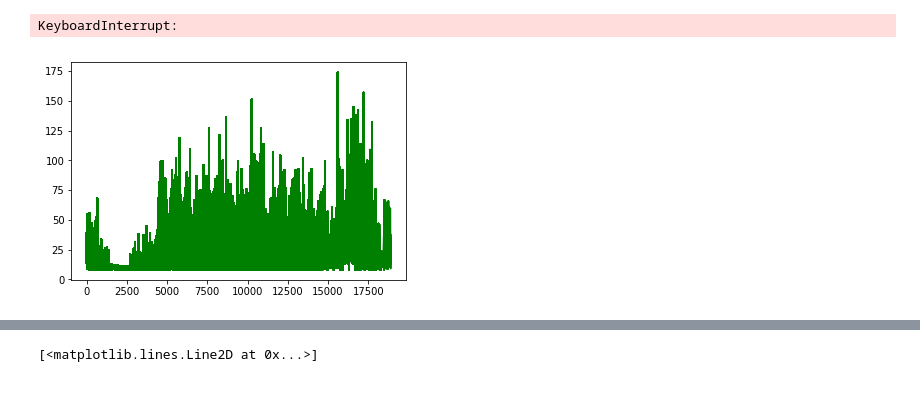
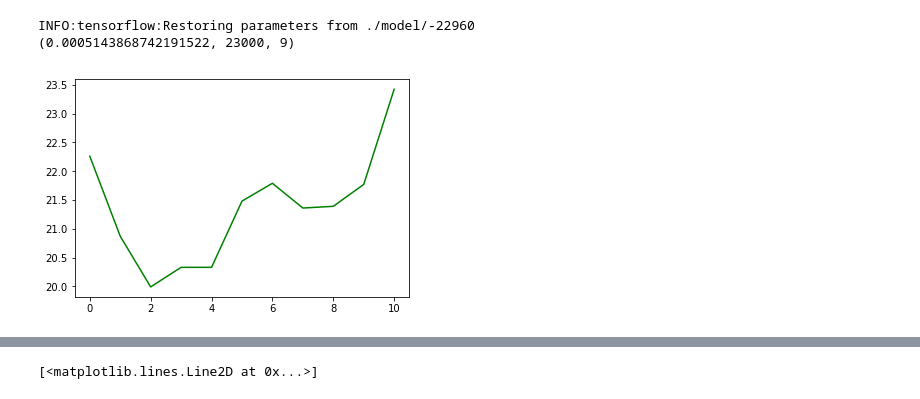
Before and after one commit to louner/reinforcement-learning, a Jupyter notebook: CartPole/lab.ipynb, the cells around one changed output, grey strips where cells are left out. Cells and saved outputs as stored; diff of their text form; code cells hidden in the pictures.

```diff
--- a/CartPole/lab.ipynb
+++ b/CartPole/lab.ipynb
@@ -15,6 +15,7 @@ batch_size = 256
 T = batch_size*10
 GAMMA = 0.5
 learning_rate = 0.001
+update_target_network_time = 1000
 # %%
 class Transaction:
     columns = ['state', 'action', 'reward', 'next_state', 'done', 'label']
@@ -31,7 +32,7 @@ class Transaction:
     def __repr__(self):
         return str(self.item)
 
-    def value(self):
+    def get_next_state_and_(self):
         return self.item['state'] + Transaction.actions[self.item['action']]
 
     def __getitem__(self, key):
@@ -65,9 +66,6 @@ class Memory:
         else:
             return np.array(self.d)
 
-def transform_to_Q_input(batch):
-    return np.array([transaction.value() for transaction in batch])
-
 def get_labels(batch):
     return np.array([transaction['label'] for transaction in batch])
 
@@ -167,9 +184,0 @@ INFO:tensorflow:Restoring parameters from ./model/latest-0
-# %%
-def add_label(batch, Q, gamma):
-    _batch = transform_to_Q_input(batch)
-    qvalues = Q.get_Q_value(_batch)
-    for qvalue,transaction in zip(qvalues, batch):
-        if not transaction['done']:
-            transaction['label'] = transaction['reward'] + qvalue*gamma
-        else:
-            transaction['label'] = transaction['reward']
@@ -207,7 +279,7 @@ for rid in range(2000000):
     if random() < mu:
         action = env.action_space.sample()
     else:
-        action = Q.get_best_action(state)
+        action = Q.get_best_action(state, 'online')
 
     next_state, reward, done, _ = env.step(action) # take a random action
     next_state = next_state.tolist()
@@ -218,7 +290,7 @@ for rid in range(2000000):
     one_round.append(transaction)
     t += 1
 
-    best_action = Q.get_best_action(transaction['state'])
+    best_action = Q.get_best_action(transaction['state'], 'online')
     action = env.action_space.sample()
     metrics['action'][action].append(metrics['action'][action][-1]+1)
     metrics['action'][action ^ 1].append(metrics['action'][action ^ 1][-1])
@@ -227,42 +299,49 @@ for rid in range(2000000):
     metrics['best_action'][best_action ^ 1].append(metrics['best_action'][best_action ^ 1][-1])
 
     batch = D.batch(batch_size)
     if batch.any():
         add_label(batch, Q, GAMMA)
         _, loss = Q.update(batch)
 
         metrics['loss'].append(loss)
 
     #print(transaction, batch)
     if done:
         reward = 0
         for transaction in reversed(one_round):
             reward += transaction['reward']
             transaction['reward'] = reward
             D.insert(transaction)
 
         metrics['round_length'].append(len(one_round))
         one_round = []
 
-        mu *= 0.993
-
         state = env.reset()
         state = state.tolist()
 
-    if rid % 1000 == 0:
-        #plt.plot(metrics['action'][0], metrics['action'][1], 'g', metrics['best_action'][0], metrics['best_action'][1], 'y')
+        mu *= 0.993
+
+
+    if rid > 0 and rid % update_target_network_time == 0:
         Q.save()
         Q.reload_target_Q_network()
 
+    if rid > 0 and rid % 1000 == 0:
+        #plt.plot(metrics['action'][0], metrics['action'][1], 'g', metrics['best_action'][0], metrics['best_action'][1], 'y')
+        print(mu, rid, metrics['round_length'][-1])
 
-        print(mu, rid)
-        plt.plot(metrics['round_length'], 'g')
+        length = metrics['round_length']
+        #range_size = max(1, len(length)/100)
+        range_size = 100
+        length = [np.mean(length[i:i+range_size]) for i in range(0, len(length), range_size)]
+        plt.gcf().clear()
+        plt.plot(length, 'g')
         display.display(plt.gcf())
         display.clear_output(wait=True)
-        #plot(metrics)
 # %% [output]
-KeyboardInterrupt:
+INFO:tensorflow:Restoring parameters from ./model/-22960
+(0.0005143868742191522, 23000, 9)
-[figure, old version]
+[figure, new version]
 # %%
 plt.plot(metrics['round_length'])
 #plt.plot(metrics['action'][0], metrics['action'][1], 'g', metrics['best_action'][0], metrics['best_action'][1], 'y')
```
Also changed, not shown: parts of 6 cells of this notebook.
